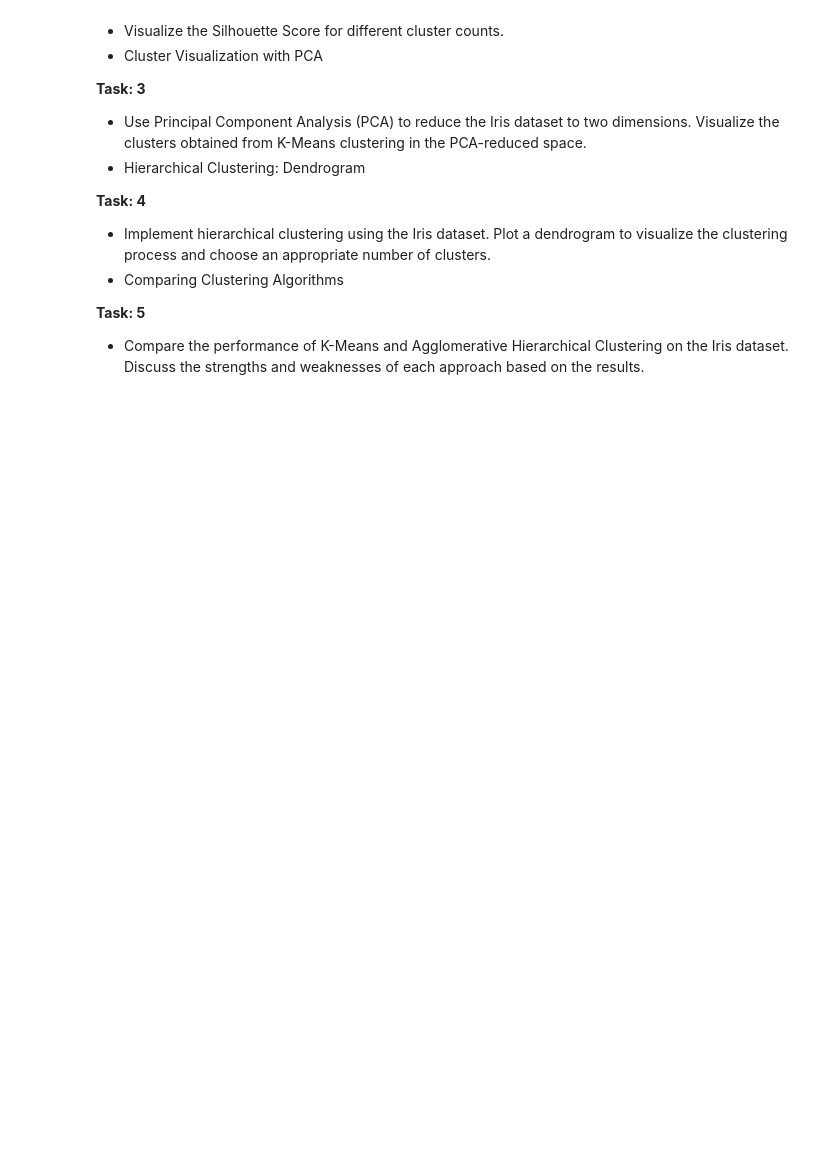
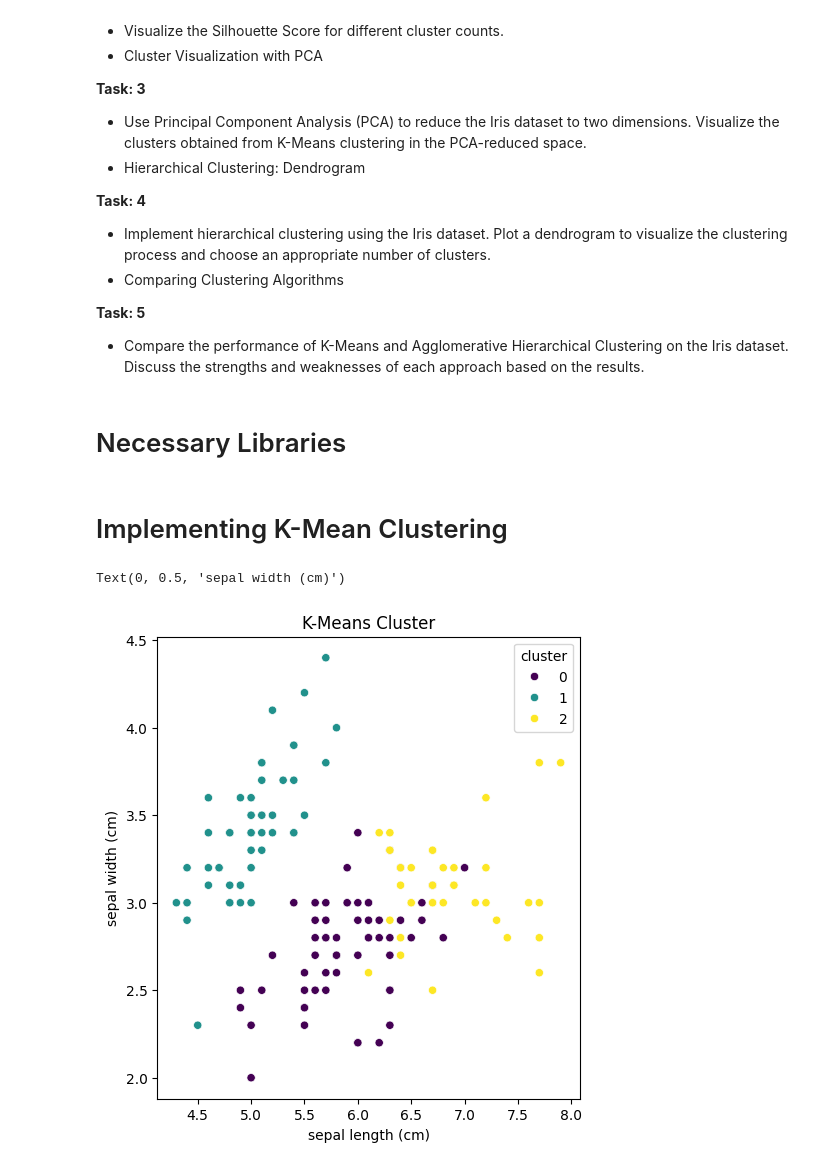
Before and after one commit to Ahmed-Islam-AI/100DaysOfBytewise, a Jupyter notebook: Solutions/Task 16 Solution/BWF_WEEK_7_TASK_16.ipynb, the cells around one changed output. Drawn from its saved outputs; the diff is of its cells as text; code cells hidden in the pictures; blank space fills up the shorter version.

```diff
--- a/Solutions/Task 16 Solution/BWF_WEEK_7_TASK_16.ipynb
+++ b/Solutions/Task 16 Solution/BWF_WEEK_7_TASK_16.ipynb
@@ -25,3 +25,5 @@
 
 **Task: 5**
 - Compare the performance of K-Means and Agglomerative Hierarchical Clustering on the Iris dataset. Discuss the strengths and weaknesses of each approach based on the results.
+# %% [markdown]
+# Necessary Libraries
@@ -27,0 +36,23 @@
+# %%
+# Load the Iris dataset
+iris = load_iris()
+X = iris.data
+y = iris.target
+df = pd.DataFrame(X, columns=iris.feature_names)
+df['species'] = y
+# %% [markdown]
+# Implementing K-Mean Clustering
+# %%
+kmeans = KMeans(n_clusters=3, random_state=42)
+df['cluster'] = kmeans.fit_predict(X)
+# %%
+# visulize the k-mean cluster using a scatter plot of two features
+plt.figure(figsize=(12, 6))
+plt.subplot(1,2,1)
+sns.scatterplot(x=df.iloc[:,0], y=df.iloc[:, 1], hue=df['cluster'], data=df, palette = 'viridis')
+plt.title('K-Means Cluster')
+plt.xlabel(iris.feature_names[0])
+plt.ylabel(iris.feature_names[1])
+# %% [output]
+Text(0, 0.5, 'sepal width (cm)')
+[figure, added]
```
Also changed, not shown: parts of 13 cells of this notebook.
